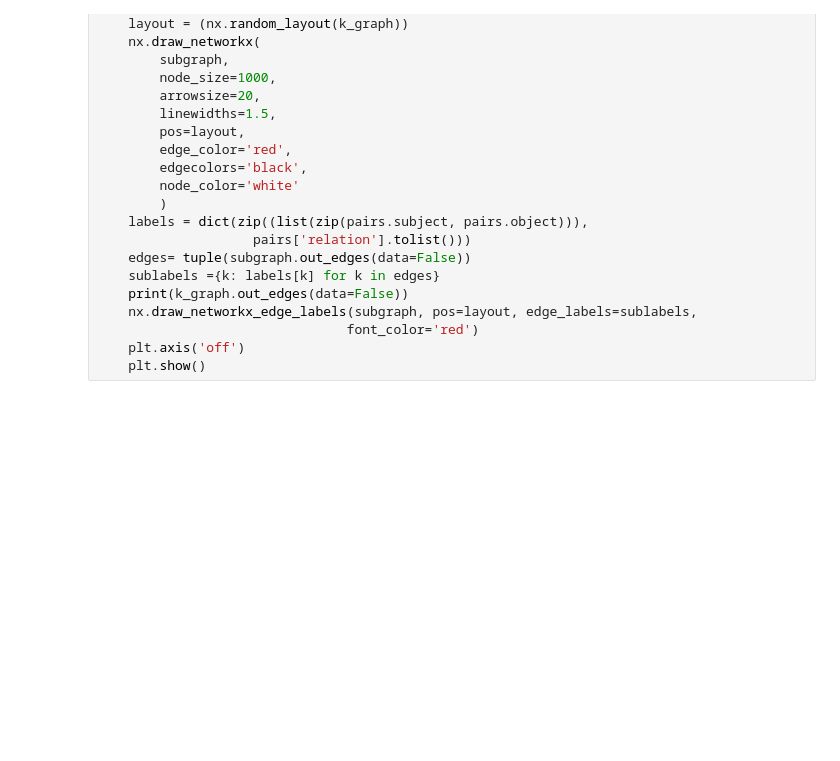
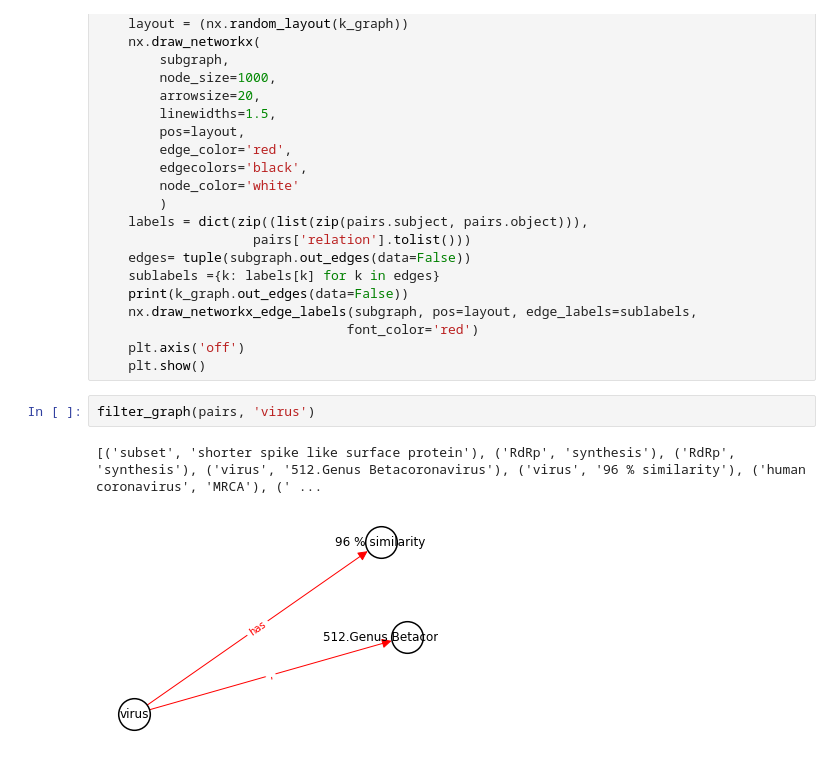
Before and after one commit to Junten/context-graph, a Jupyter notebook: src/Neuralcoref_auto generated knowledge graph.ipynb, the cells around one changed output. Saved outputs shown, nothing was run; the diff lists cells and outputs as text; blank space fills up the shorter version.

```diff
--- a/src/Neuralcoref_auto generated knowledge graph.ipynb
+++ b/src/Neuralcoref_auto generated knowledge graph.ipynb
@@ -188,3 +188,8 @@ def filter_graph(pairs, node):
                                 font_color='red')
     plt.axis('off')
     plt.show()
+# %%
+filter_graph(pairs, 'virus')
+# %% [output]
+[('subset', 'shorter spike like surface protein'), ('RdRp', 'synthesis'), ('RdRp', 'synthesis'), ('virus', '512.Genus Betacoronavirus'), ('virus', '96 % similarity'), ('human coronavirus', 'MRCA'), (' ...
+[figure, added]
```
Also changed, not shown: parts of 1 cell of this notebook.
